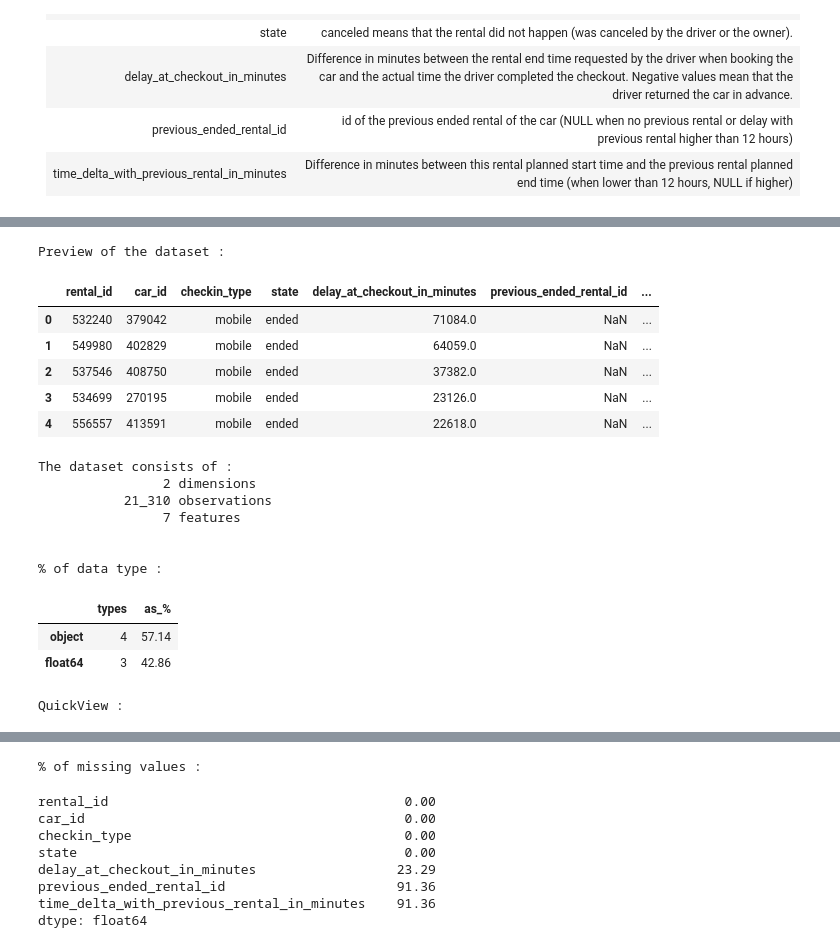
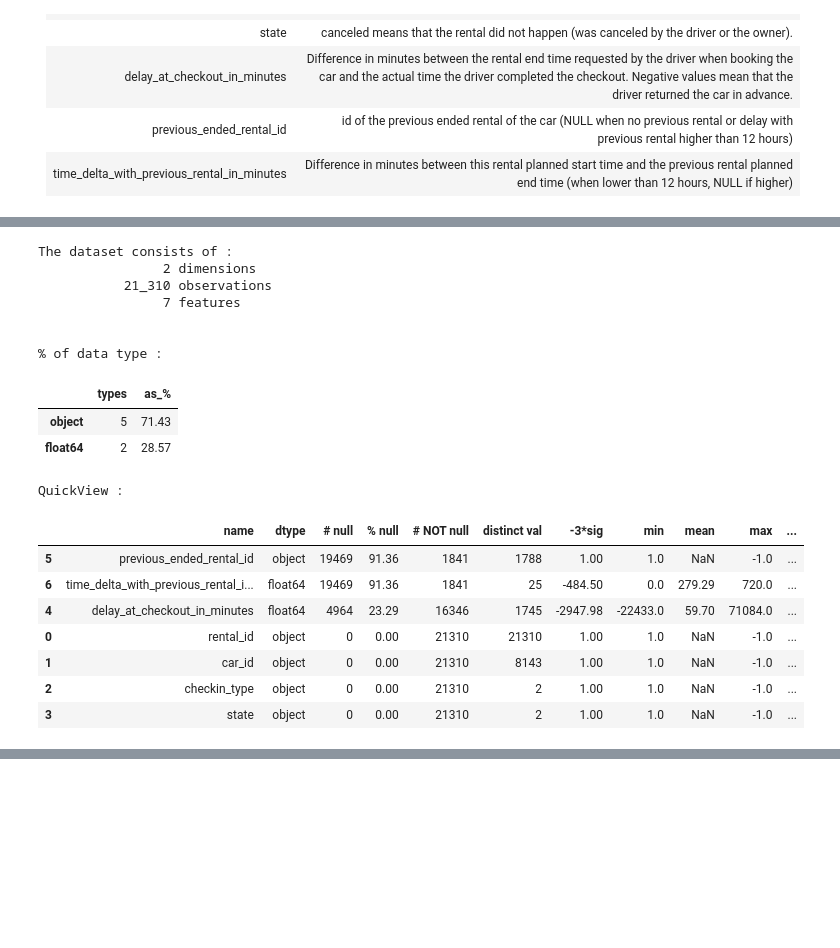
Before and after one commit to 40tude/02_Data-Science_Fullstack_march_2024, a Jupyter notebook: 08_deployment/99_Project_getaround/02_getarround.ipynb, the cells around one changed output, grey strips where cells are left out. Cells and saved outputs as stored; diff of their text form; code cells hidden in the pictures; blank space fills up the shorter version.

```diff
--- a/08_deployment/99_Project_getaround/02_getarround.ipynb
+++ b/08_deployment/99_Project_getaround/02_getarround.ipynb
@@ -146,3 +89,9 @@ def remove_Outliers(df, column, method="sigma"):
 # for col in col_outliers:
 #     df = remove_Outliers(df, col, method="sigma")
 # print(df.shape)
+# %%
+# df = pd.read_excel('https://full-stack-assets.s3.eu-west-3.amazonaws.com/Deployment/get_around_delay_analysis.xlsx')
+df = pd.read_excel(k_Current_dir/k_AssetsDir/"get_around_delay_analysis.xlsx", sheet_name="rentals_data")
+
+print(f"\n\nPreview of the dataset :")
+display(df.sample(20))
@@ -149,16 +134,22 @@ def remove_Outliers(df, column, method="sigma"):
 # %%
 # -----------------------------------------------------------------------------
 def preprocessor(df):
+    # drop
+    df.drop(columns="Unnamed: 7", inplace=True)
+    df.drop_duplicates(inplace=True)
+
+    # format
     df.columns = df.columns.str.lower()
     df.columns = df.columns.str.replace("/", "_")
 
-    #   df.drop(columns="base", inplace=True)
-    #   df["time_slot"] = (df["hour"]*60 + df["minute"])//k_time_slot_len
-
-    # id columns datatype to string
+    # cast
     df['rental_id'] = df['rental_id'].astype(str)
     df['car_id'] = df['car_id'].astype(str)
+    # df['previous_ended_rental_id'] = df['previous_ended_rental_id'].astype(str)
+    df['previous_ended_rental_id'] = df['previous_ended_rental_id'].apply(lambda x: str(int(x)) if not pd.isna(x) else x)
 
-    df.drop_duplicates(inplace=True)
+
+    # other preprocessing should come here
+    # df["time_slot"] = (df["hour"]*60 + df["minute"])//k_time_slot_len
 
     return df
@@ -165,47 +246,37 @@ def preprocessor(df):
 # %%
-# df = pd.read_excel('https://full-stack-assets.s3.eu-west-3.amazonaws.com/Deployment/get_around_delay_analysis.xlsx')
-df = pd.read_excel(k_AssetsDir + "/get_around_delay_analysis.xlsx")
-
-print(f"\n\nPreview of the dataset :")
-display(df.head())
-
-df = preprocessor(df)
-
 print(f"\n\nThe dataset consists of :")
 print(f"\t{len(df.shape):>9_} dimensions")
 print(f"\t{df.shape[0]:>9_} observations")
 print(f"\t{df.shape[1]:>9_} features    ")
 
 df_types = pd.DataFrame ({
   "types" : df.dtypes.value_counts()
 })
 df_types["as_%"] = (100 * df_types["types"]/df_types["types"].sum()).round(2)
 
 print(f"\n\n% of data type :")
 display(df_types)
 
 df_tmp = quick_View(df)
 print(f"\n\nQuickView :")
 display(df_tmp.sort_values(by="# null", ascending=False))
-
-print(f"\n\n% of missing values :")
-display(round(df.isnull().sum()/len(df)*100, 2))
 # %% [output]
-Preview of the dataset :
+The dataset consists of :
+                2 dimensions
+           21_310 observations
+                7 features
+
+
+% of data type :
-|  | rental_id | car_id | checkin_type | state | delay_at_checkout_in_minutes | previous_ended_rental_id | ... |
-| 0 | 532240 | 379042 | mobile | ended | 71084.0 | NaN | ... |
-| 1 | 549980 | 402829 | mobile | ended | 64059.0 | NaN | ... |
-| 2 | 537546 | 408750 | mobile | ended | 37382.0 | NaN | ... |
-| 3 | 534699 | 270195 | mobile | ended | 23126.0 | NaN | ... |
-| 4 | 556557 | 413591 | mobile | ended | 22618.0 | NaN | ... |
+|  | types | as_% |
+| object | 5 | 71.43 |
+| float64 | 2 | 28.57 |
-The dataset consists of :
-                2 dimensions
-           21_310 observations
-                7 features
-
-
-% of data type :
+QuickView :
-|  | types | as_% |
-| object | 4 | 57.14 |
-| float64 | 3 | 42.86 |
+|  | name | dtype | # null | % null | # NOT null | distinct val | -3*sig | min | mean | max | ... |
+| 5 | previous_ended_rental_id | object | 19469 | 91.36 | 1841 | 1788 | 1.00 | 1.0 | NaN | -1.0 | ... |
+| 6 | time_delta_with_previous_rental_i... | float64 | 19469 | 91.36 | 1841 | 25 | -484.50 | 0.0 | 279.29 | 720.0 | ... |
+| 4 | delay_at_checkout_in_minutes | float64 | 4964 | 23.29 | 16346 | 1745 | -2947.98 | -22433.0 | 59.70 | 71084.0 | ... |
+| 0 | rental_id | object | 0 | 0.00 | 21310 | 21310 | 1.00 | 1.0 | NaN | -1.0 | ... |
+| 1 | car_id | object | 0 | 0.00 | 21310 | 8143 | 1.00 | 1.0 | NaN | -1.0 | ... |
+| 2 | checkin_type | object | 0 | 0.00 | 21310 | 2 | 1.00 | 1.0 | NaN | -1.0 | ... |
+| 3 | state | object | 0 | 0.00 | 21310 | 2 | 1.00 | 1.0 | NaN | -1.0 | ... |
-QuickView :
@@ -220,9 +282,0 @@ QuickView :
-% of missing values :
-rental_id                                      0.00
-car_id                                         0.00
-checkin_type                                   0.00
-state                                          0.00
-delay_at_checkout_in_minutes                  23.29
-previous_ended_rental_id                      91.36
-time_delta_with_previous_rental_in_minutes    91.36
-dtype: float64
```
Also changed, not shown: parts of 59 cells of this notebook, 8 other files.
